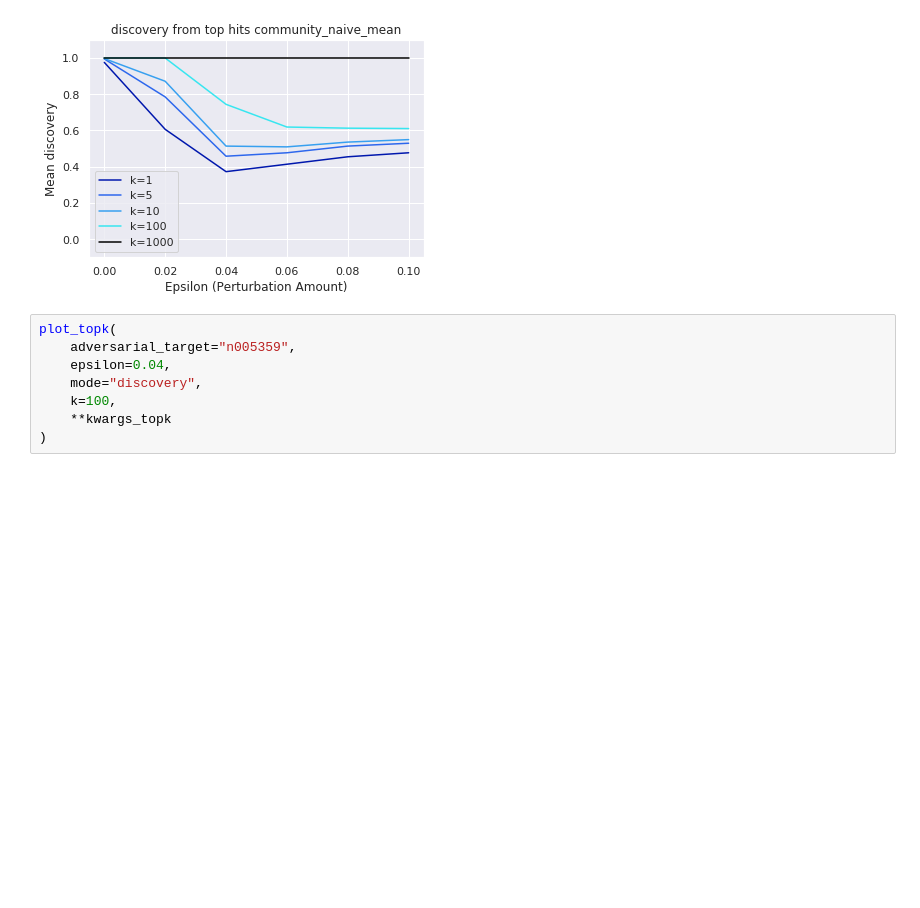
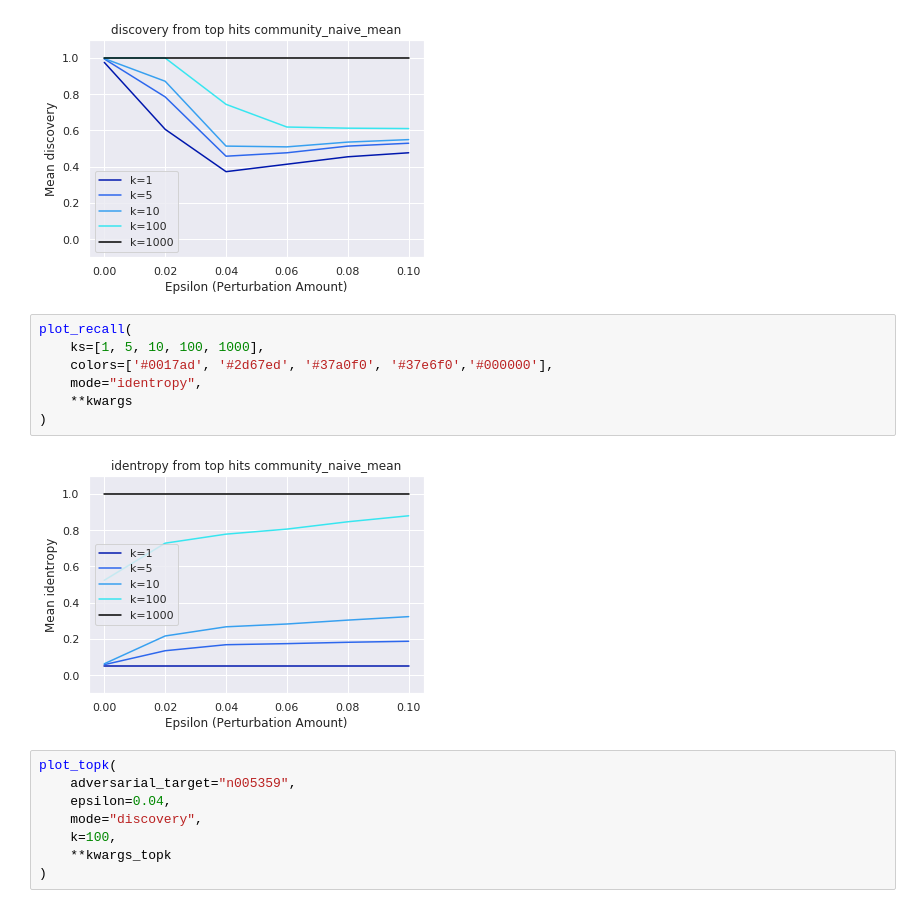
Before and after one commit to psturmfels/adversarial_faces, a Jupyter notebook: notebooks/recall_community_naive_mean.ipynb, the cells around one changed output. Drawn from its saved outputs; the diff is of its cells as text; blank space fills up the shorter version.

Commit message:
identropy computation done

```diff
--- a/notebooks/recall_community_naive_mean.ipynb
+++ b/notebooks/recall_community_naive_mean.ipynb
@@ -44,6 +44,15 @@ plot_recall(
 )
 # %% [output]
 [figure]
+# %%
+plot_recall(
+    ks=[1, 5, 10, 100, 1000],
+    colors=['#0017ad', '#2d67ed', '#37a0f0', '#37e6f0','#000000'],
+    mode="identropy",
+    **kwargs
+)
+# %% [output]
+[figure, added]
 # %%
 plot_topk(
     adversarial_target="n005359",
```
Also changed, not shown: 3 other files.
